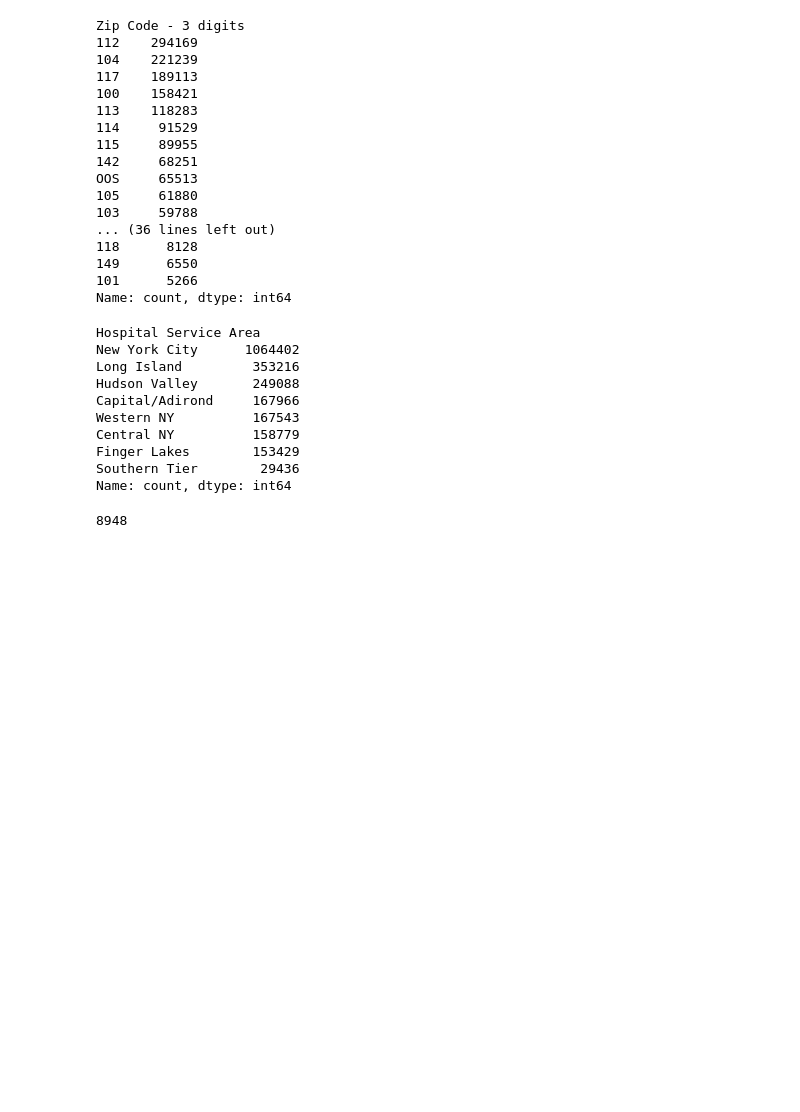
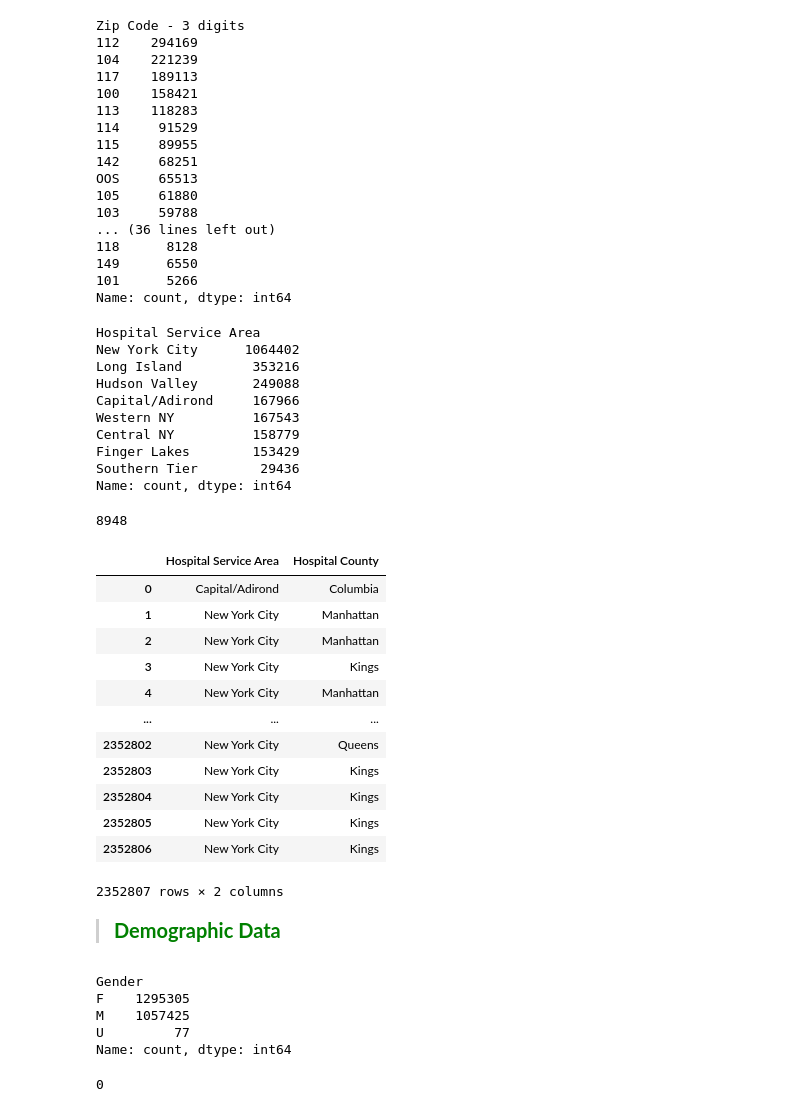
Before and after one commit to Ramisa-Hassan/Hospital-Performance-Analysis, a Jupyter notebook: Project Code.ipynb, the cells around one changed output. Cells and saved outputs as stored; diff of their text form; code cells hidden in the pictures; blank space fills up the shorter version.

```diff
--- a/Project Code.ipynb
+++ b/Project Code.ipynb
@@ -192,3 +192,33 @@ Name: count, dtype: int64
 hospital['Hospital Service Area'].isnull().sum()
 # %% [output]
 8948
+# %%
+hospital[['Hospital Service Area', 'Hospital County']]
+# %% [output]
+|  | Hospital Service Area | Hospital County |
+| 0 | Capital/Adirond | Columbia |
+| 1 | New York City | Manhattan |
+| 2 | New York City | Manhattan |
+| 3 | New York City | Kings |
+| 4 | New York City | Manhattan |
+| ... | ... | ... |
+| 2352802 | New York City | Queens |
+| 2352803 | New York City | Kings |
+| 2352804 | New York City | Kings |
+| 2352805 | New York City | Kings |
+| 2352806 | New York City | Kings |
+2352807 rows × 2 columns
+# %% [markdown]
+>**<span style="font-family: Helvetica; color: green; font-weight: bold; font-size: 20px;">Demographic Data</span>**
+# %%
+hospital['Gender'].value_counts()
+# %% [output]
+Gender
+F    1295305
+M    1057425
+U         77
+Name: count, dtype: int64
+# %%
+hospital['Gender'].isnull().sum()
+# %% [output]
+0
```
Also changed, not shown: parts of 13 cells of this notebook.
